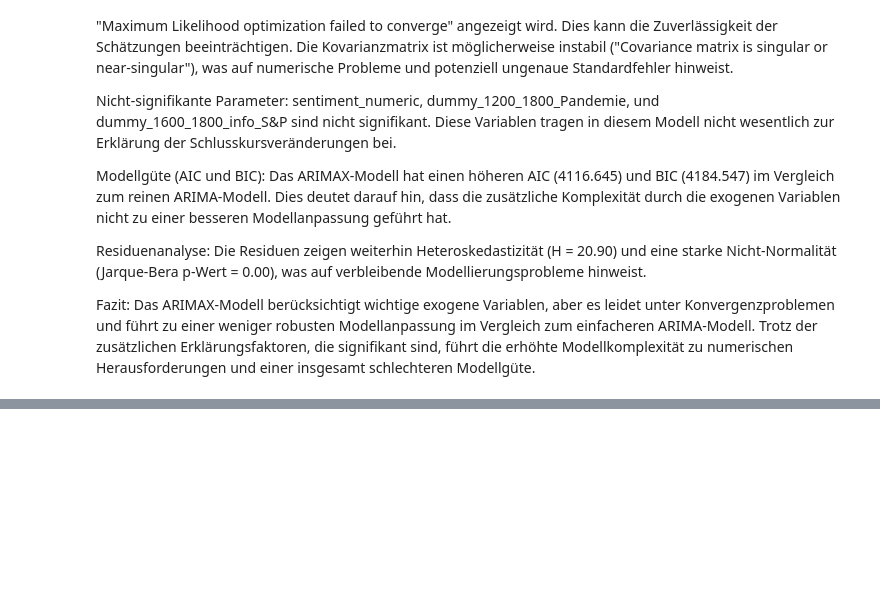
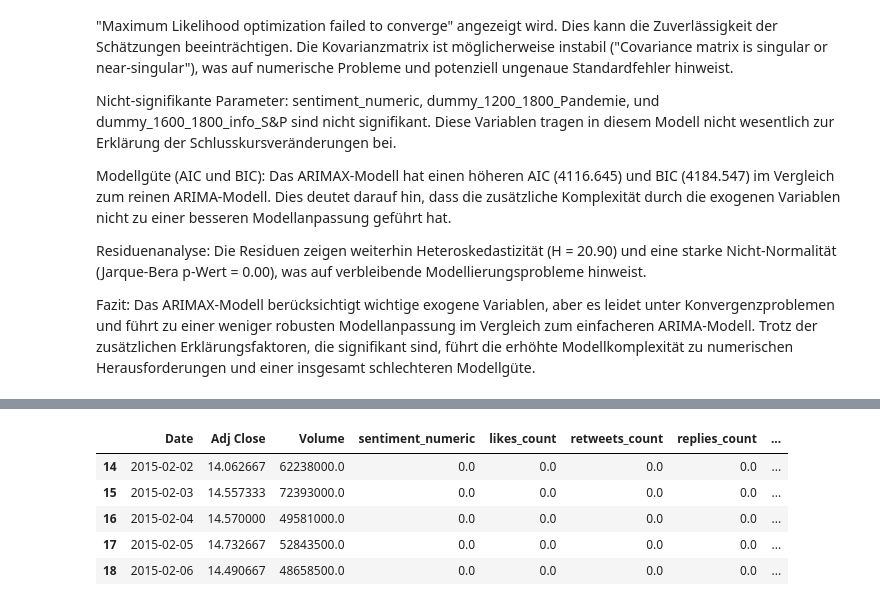
Before and after one commit to ReebalSami/140-Characters-and-Billion-Dollar-Moves, a Jupyter notebook: Modell.ipynb, the cells around one changed output, grey strips where cells are left out. Saved outputs shown, nothing was run; the diff lists cells and outputs as text; code cells hidden in the pictures; blank space fills up the shorter version.

```diff
--- a/Modell.ipynb
+++ b/Modell.ipynb
@@ -854,0 +712,14 @@ Mean Squared Error (MSE): 16.901724294664213
+# %%
+# Wähle die Social-Media-Variablen aus
+social_media_vars = df[['likes_count', 'retweets_count', 'replies_count']]
+
+# Standardisiere die Daten
+scaler = StandardScaler()
+social_media_scaled = scaler.fit_transform(social_media_vars)
+
+# Führe PCA durch
+pca = PCA(n_components=1)  # Wir verwenden nur die erste Hauptkomponente
+social_media_pca = pca.fit_transform(social_media_scaled)
+
+# Füge die PCA-Komponente zum DataFrame hinzu
+df['social_engagement_pca'] = social_media_pca
@@ -854,0 +756,9 @@ Mean Squared Error (MSE): 16.901724294664213
+# %%
+df.head()
+# %% [output]
+|  | Date | Adj Close | Volume | sentiment_numeric | likes_count | retweets_count | replies_count | ... |
+| 14 | 2015-02-02 | 14.062667 | 62238000.0 | 0.0 | 0.0 | 0.0 | 0.0 | ... |
+| 15 | 2015-02-03 | 14.557333 | 72393000.0 | 0.0 | 0.0 | 0.0 | 0.0 | ... |
+| 16 | 2015-02-04 | 14.570000 | 49581000.0 | 0.0 | 0.0 | 0.0 | 0.0 | ... |
+| 17 | 2015-02-05 | 14.732667 | 52843500.0 | 0.0 | 0.0 | 0.0 | 0.0 | ... |
+| 18 | 2015-02-06 | 14.490667 | 48658500.0 | 0.0 | 0.0 | 0.0 | 0.0 | ... |
```
Also changed, not shown: parts of 18 cells of this notebook.
